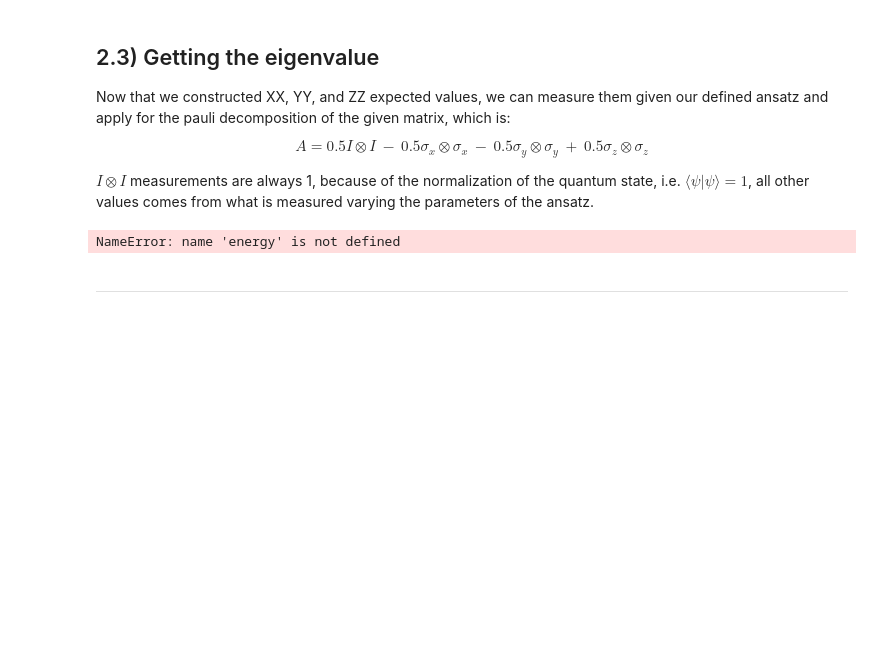
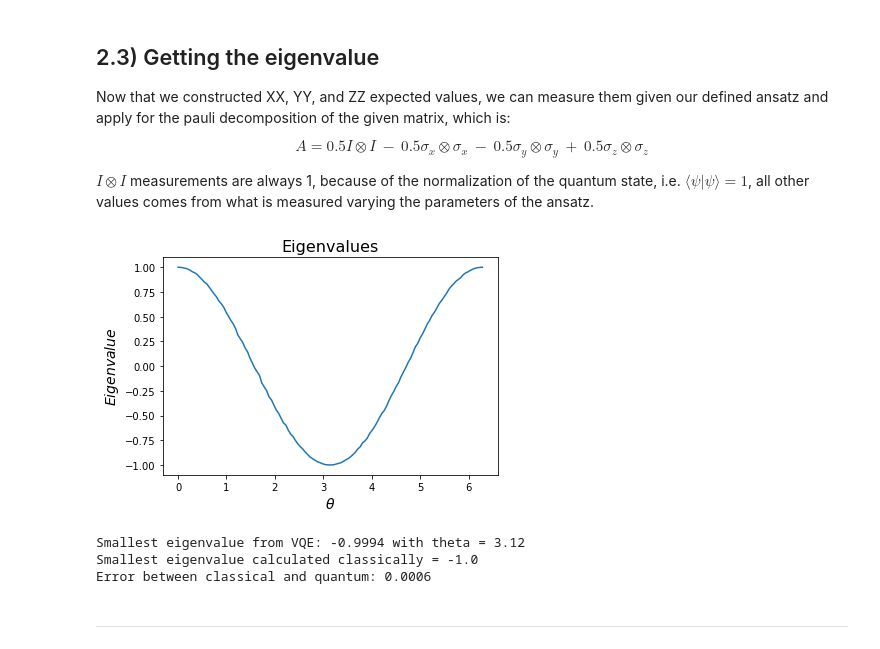
Before and after one commit to nahumsa/QOSF, a Jupyter notebook: Task 4.ipynb, the cells around one changed output. Drawn from its saved outputs; the diff is of its cells as text; code cells hidden in the pictures; blank space fills up the shorter version.

```diff
--- a/Task 4.ipynb
+++ b/Task 4.ipynb
@@ -441,17 +441,21 @@ def get_eigenvalue(circuit, theta_range, num_shots = 10000):
 # %%
 theta_range = np.linspace(0, 2 * np.pi, 128)
 eigenvalues = get_eigenvalue(qc, theta_range)
-plt.plot(theta_range, energy)
+plt.plot(theta_range, eigenvalues)
 plt.title(r"Eigenvalues", fontsize=16)
 plt.xlabel(r"$\theta$", fontsize=14)
 plt.ylabel(r"$Eigenvalue$", fontsize=14)
 plt.show()
 # %% [output]
-NameError: name 'energy' is not defined
+[figure, added]
 # %%
-print(f"Smallest eigenvalue from VQE: {np.round(np.min(eigenvalues),4)} with theta = {np.round(theta_range[np.argmin(energy)], 2)}")
+print(f"Smallest eigenvalue from VQE: {np.round(np.min(eigenvalues),4)} with theta = {np.round(theta_range[np.argmin(eigenvalues)], 2)}")
 print(f"Smallest eigenvalue calculated classically = {np.round(np.min(np.linalg.eigh(A)[0]),4)}")
 print(f"Error between classical and quantum: {np.round(np.abs(np.min(eigenvalues) - np.min(np.linalg.eigh(A)[0])), 4)}")
+# %% [output]
+Smallest eigenvalue from VQE: -0.9994 with theta = 3.12
+Smallest eigenvalue calculated classically = -1.0
+Error between classical and quantum: 0.0006
 # %% [markdown]
 --------------------------------------------
 # %% [markdown]
```
Also changed, not shown: parts of 1 cell of this notebook.
